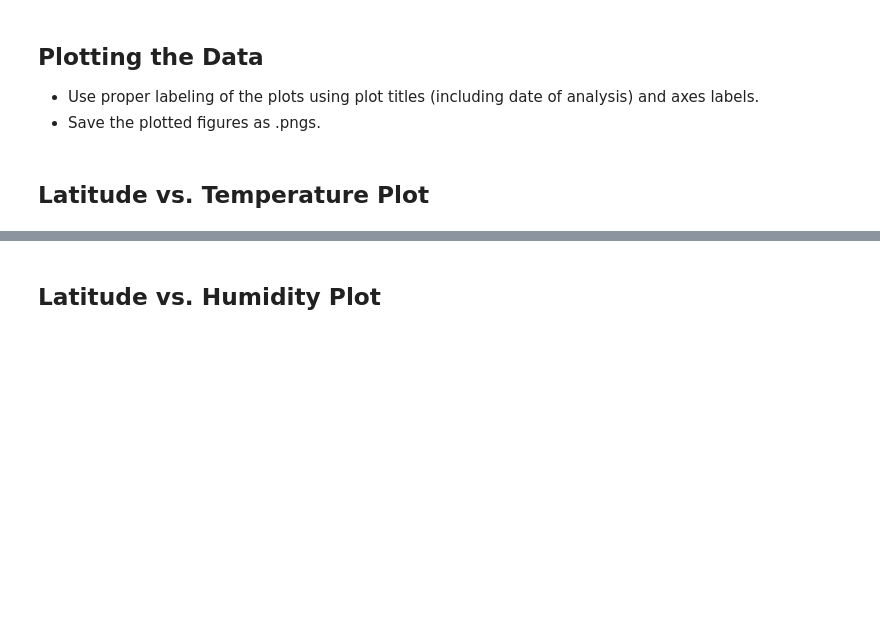
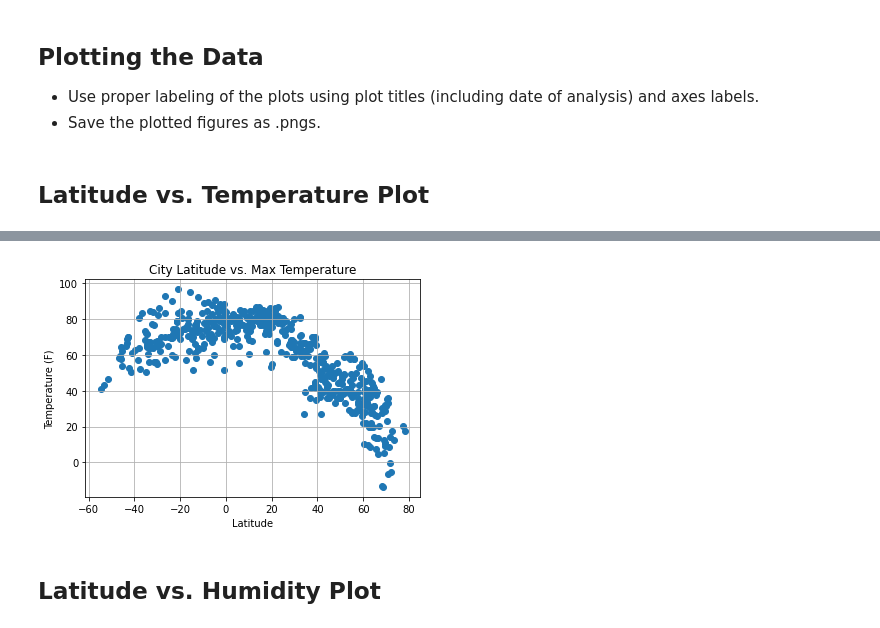
Before and after one commit to pxm7946/python-api-challenge, a Jupyter notebook: WeatherPy/WeatherPy.ipynb, the cells around one changed output, grey strips where cells are left out. Saved outputs shown, nothing was run; the diff lists cells and outputs as text; code cells hidden in the pictures; blank space fills up the shorter version.

```diff
--- a/WeatherPy/WeatherPy.ipynb
+++ b/WeatherPy/WeatherPy.ipynb
@@ -33,6 +31,7 @@ ModuleNotFoundError: No module named 'api_keys'
 # List for holding lat_lngs and cities
 lat_lngs = []
 cities = []
+countries = []
 
 # Create a set of random lat and lng combinations
 lats = np.random.uniform(lat_range[0], lat_range[1], size=1500)
@@ -42,10 +41,15 @@ lat_lngs = zip(lats, lngs)
 # Identify nearest city for each lat, lng combination
 for lat_lng in lat_lngs:
     city = citipy.nearest_city(lat_lng[0], lat_lng[1]).city_name
+    country=citipy.nearest_city(lat_lng[0], lat_lng [1]).country_code
 
     # If the city is unique, then add it to a our cities list
     if city not in cities:
         cities.append(city)
+        countries.append(country.upper())
 
 # Print the city count to confirm sufficient count
 len(cities)
+
+# Print the country count to confirm sufficient count
+len (countries)
@@ -51,0 +58,7 @@ len(cities)
+# %%
+#Create a dataframe to store the data
+city_weather = pd.DataFrame({'City': cities, 'Cloudiness': "", 'Country': countries, 'Date': "",
+                            'Humidity': "", 'Lat': "", 'Lng': "", 'Max Temp': "", 'Windspeed': ""})
+
+#Preview the dataframe
+city_weather.head()
@@ -97,0 +149,10 @@ Data Retrieval Complete
+# %%
+#Clean dataframe to remove cities that were not found
+city_weather['Max Temp'] = city_weather['Max Temp'].replace('', np.nan)
+city_weather = city_weather.dropna()
+
+#Save dataframe
+city_weather.to_csv(output_data_file, index=False, header=True)
+
+#Preview the dataframe
+city_weather.head()
@@ -136,2 +181,19 @@ Int64Index([], dtype='int64')
+# %%
+# Build a scatter plot for each data type
+plt.scatter(city_weather["Lat"], city_weather["Max Temp"], marker="o")
+
+# Incorporate the other graph properties
+plt.title(f'City Latitude vs. Max Temperature')
+plt.ylabel("Temperature (F)")
+plt.xlabel("Latitude")
+plt.grid(True)
+
+# Save the figure
+plt.savefig("City Latitude vs. Max Temperature.png")
+
+# Show plot
+plt.show()
+# %% [output]
+[figure, added]
 # %% [markdown]
 ## Latitude vs. Humidity Plot
```
Also changed, not shown: parts of 35 cells of this notebook, 8 other files.
